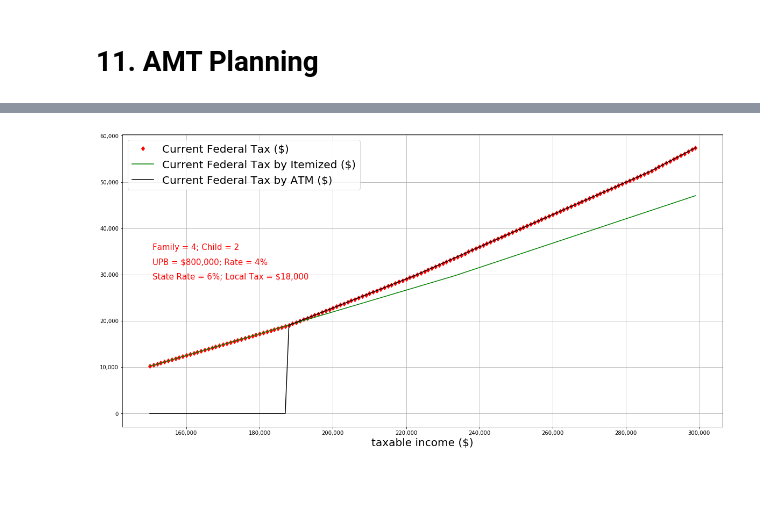
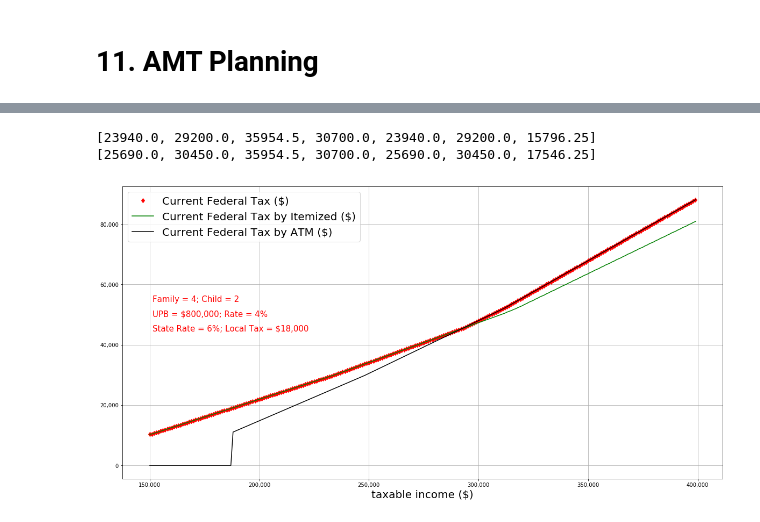
Before and after one commit to cgao/tax_reform, a Jupyter notebook: tax_reform.ipynb, the cells around one changed output, grey strips where cells are left out. Cells and saved outputs as stored; diff of their text form; code cells hidden in the pictures; blank space fills up the shorter version.

Commit message:
correct the AMT calculation
Two errors are found in AMT:
1. forget to count the mortgage interest deduction.
2. forget to use the AMT bracket.

```diff
--- a/tax_reform.ipynb
+++ b/tax_reform.ipynb
@@ -42,6 +42,18 @@ def new_bracket(taxable_income, joint = True):
         bracket = [0, 90000, 260000, 1000000]
     return tax_calculator(taxable_income, bracket, rate)
 
+
+def AMT_bracket(taxable_income, joint = True):
+    rate= [0.26, 0.28]
+    if not joint:
+        bracket = [0, 93900]
+    else:
+        bracket = [0, 187800]
+    return tax_calculator(taxable_income, bracket, rate)
+
+
+
+
 taxable_incomes = [1000*x for x in range(1101)]
 old_taxes_joint = [old_bracket(taxable_income, joint = True) for taxable_income in taxable_incomes]
 new_taxes_joint = [new_bracket(taxable_income, joint = True) for taxable_income in taxable_incomes]
@@ -332,7 +349,7 @@ def tax_comparison(taxable_income, member, child, UPB, rate, efficient_state_rat
     if AMT_eligible(taxable_income, joint = joint):
         AMT_exemption_amount = AMT_exemption(taxable_income, joint = joint)
         # tax before Child care credit
-        old_tax_beforeCCTC_AMT = old_bracket(taxable_income - AMT_exemption_amount, joint = joint)
+        old_tax_beforeCCTC_AMT = AMT_bracket(taxable_income - AMT_exemption_amount - old_MTG_IR_deduction, joint = joint)
         # tax before Child after credit
         old_tax_AMT = max(0, old_tax_beforeCCTC_AMT - old_ChildCare_Credit)
     else:
@@ -371,7 +388,7 @@ def tax_comparison(taxable_income, member, child, UPB, rate, efficient_state_rat
         table.append_row(["Mortgage Interest Deduction", old_MTG_IR_deduction, new_MTG_IR_deduction])
         table.append_row(["State and Local Tax Deduction", old_SALT_deduction, new_SALT_deduction])
         if AMT_eligible(taxable_income, joint = joint):
-            table.append_row(["AMT Exemption", AMT_exemption_amount, "NA"])
+            table.append_row(["AMT Exemption (not including MTG Interest)", AMT_exemption_amount, "NA"])
         table.append_row(["Tax", tax_old, tax_new])
         print(table)
 
@@ -713,3 +1173,16 @@ plt.show()
+# %%
+member = 3
+child = 1
+UPB = 700000
+rate = 0.04
+efficient_state_rate = 0.06
+local_tax = 18000
+joint = True
+print(tax_comparison(200000, member, child, UPB, 0.04, efficient_state_rate, local_tax, joint = joint, display = False))
+print(tax_comparison(200000, member, child, UPB, 0.03, efficient_state_rate, local_tax, joint = joint, display = False))
+# %% [output]
+[23940.0, 29200.0, 35954.5, 30700.0, 23940.0, 29200.0, 15796.25]
+[25690.0, 30450.0, 35954.5, 30700.0, 25690.0, 30450.0, 17546.25]
 # %%
 member = 4
 child = 2
@@ -719,7 +1192,7 @@ efficient_state_rate = 0.06
 local_tax = 18000
 joint = True
 
-taxable_incomes = [1000*x for x in range(150, 300)]
+taxable_incomes = [1000*x for x in range(150, 400)]
 taxes = [tax_comparison(taxable_income, member, child, UPB, rate, efficient_state_rate, local_tax, joint = joint, display = False)  for taxable_income in taxable_incomes]
 #  return [tax_old, tax_new, old_tax_standard, new_tax_standard, old_tax_itemized, new_tax_itemized, old_tax_AMT]
 
@@ -729,31 +1202,31 @@ old_tax_itemized = [x[4] for x in taxes]
 old_tax_AMT = [x[6] for x in taxes]
 
 
 plt.figure(figsize=(20,10))
 plt.plot(taxable_incomes, old_tax, 'rd', label = 'Current Federal Tax ($)')
 #plt.plot(taxable_incomes, old_tax_standard, 'b', label = 'Current Federal Tax by Standard ($)')
 plt.plot(taxable_incomes, old_tax_itemized, 'g', label = 'Current Federal Tax by Itemized ($)')
 plt.plot(taxable_incomes, old_tax_AMT, 'k', label = 'Current Federal Tax by ATM ($)')
 plt.xlabel('taxable income ($)', fontsize = 20)
 #plt.xticks(np.arange(0, 1.0*1e6, 50000))
 #plt.yticks(np.arange(0, 4e5, 10000))
 ax = plt.gca()
 ax.get_xaxis().set_major_formatter(matplotlib.ticker.FuncFormatter(lambda x, p: format(int(x), ',')))
 ax.get_yaxis().set_major_formatter(matplotlib.ticker.FuncFormatter(lambda x, p: format(int(x), ',')))
 ax.text(0.05, 0.60, 'Family = %d; Child = %d'%(member, child),
         verticalalignment='bottom', horizontalalignment='left',
         transform=ax.transAxes,
         color='red', fontsize=15)
 ax.text(0.05, 0.55, 'UPB = ${:,}'.format(UPB) + '; Rate = %d%%'%(rate*100),
         verticalalignment='bottom', horizontalalignment='left',
         transform=ax.transAxes,
         color='red', fontsize=15)
 ax.text(0.05, 0.50, 'State Rate = %d%%'%(efficient_state_rate*100) + '; Local Tax = ${:,}'.format(local_tax),
         verticalalignment='bottom', horizontalalignment='left',
         transform=ax.transAxes,
         color='red', fontsize=15)
 plt.legend(fontsize = 20)
 plt.grid()
 plt.show()
 # %% [output]
-[figure, old version]
+[figure, new version]
```
Also changed, not shown: parts of 29 cells of this notebook.
